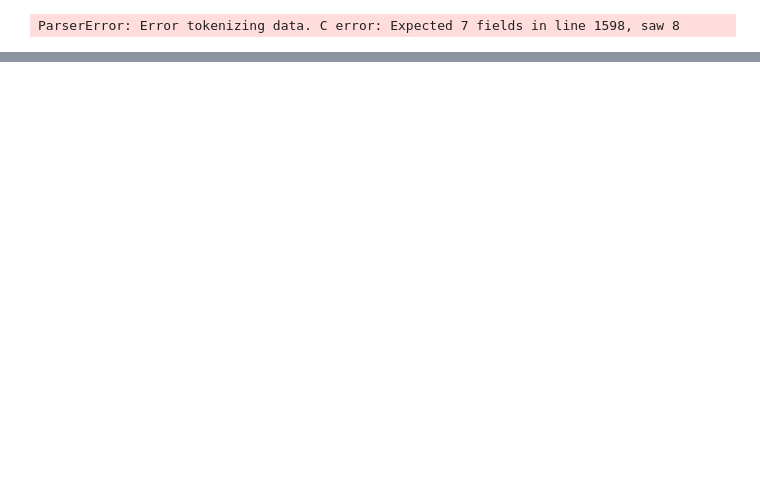
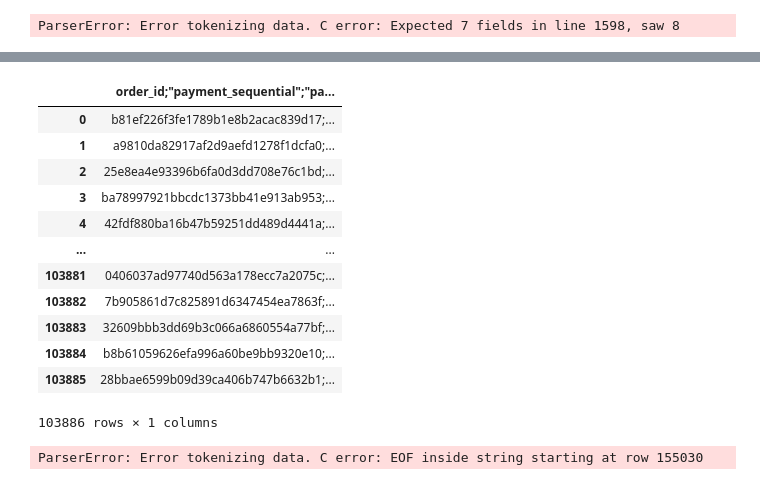
Before and after one commit to lepetitnoir/BI_Midterm_Project_Olist, a Jupyter notebook: EDA_Olist.ipynb, the cells around one changed output, grey strips where cells are left out. Saved outputs shown, nothing was run; the diff lists cells and outputs as text; code cells hidden in the pictures; blank space fills up the shorter version.

```diff
--- a/EDA_Olist.ipynb
+++ b/EDA_Olist.ipynb
@@ -25,0 +79,24 @@ ParserError: Error tokenizing data. C error: Expected 7 fields in line 1598, saw
+# %%
+# doesn't work
+
+pd.read_csv('Data/order_payments.csv')
+# %% [output]
+|  | order_id;"payment_sequential";"pa... |
+| 0 | b81ef226f3fe1789b1e8b2acac839d17;... |
+| 1 | a9810da82917af2d9aefd1278f1dcfa0;... |
+| 2 | 25e8ea4e93396b6fa0d3dd708e76c1bd;... |
+| 3 | ba78997921bbcdc1373bb41e913ab953;... |
+| 4 | 42fdf880ba16b47b59251dd489d4441a;... |
+| ... | ... |
+| 103881 | 0406037ad97740d563a178ecc7a2075c;... |
+| 103882 | 7b905861d7c825891d6347454ea7863f;... |
+| 103883 | 32609bbb3dd69b3c066a6860554a77bf;... |
+| 103884 | b8b61059626efa996a60be9bb9320e10;... |
+| 103885 | 28bbae6599b09d39ca406b747b6632b1;... |
+103886 rows × 1 columns
+# %%
+# dw
+
+pd.read_csv('Data/order_status_year_price.csv')
+# %% [output]
+ParserError: Error tokenizing data. C error: EOF inside string starting at row 155030
```
Also changed, not shown: parts of 10 cells of this notebook.
